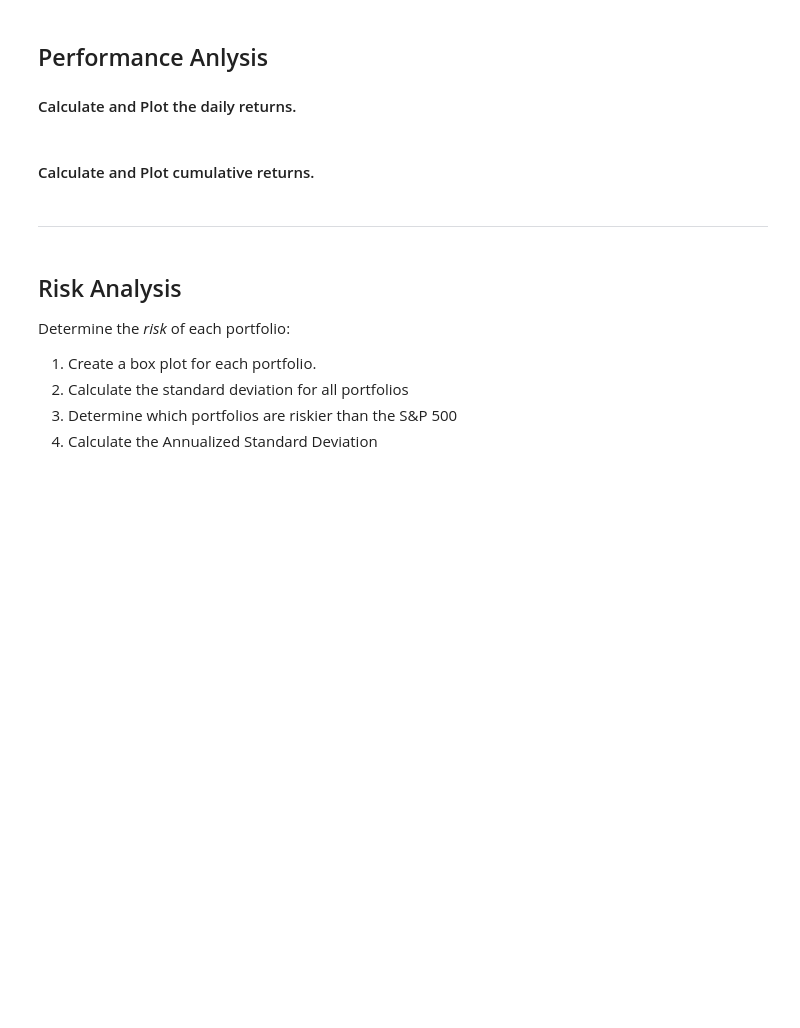
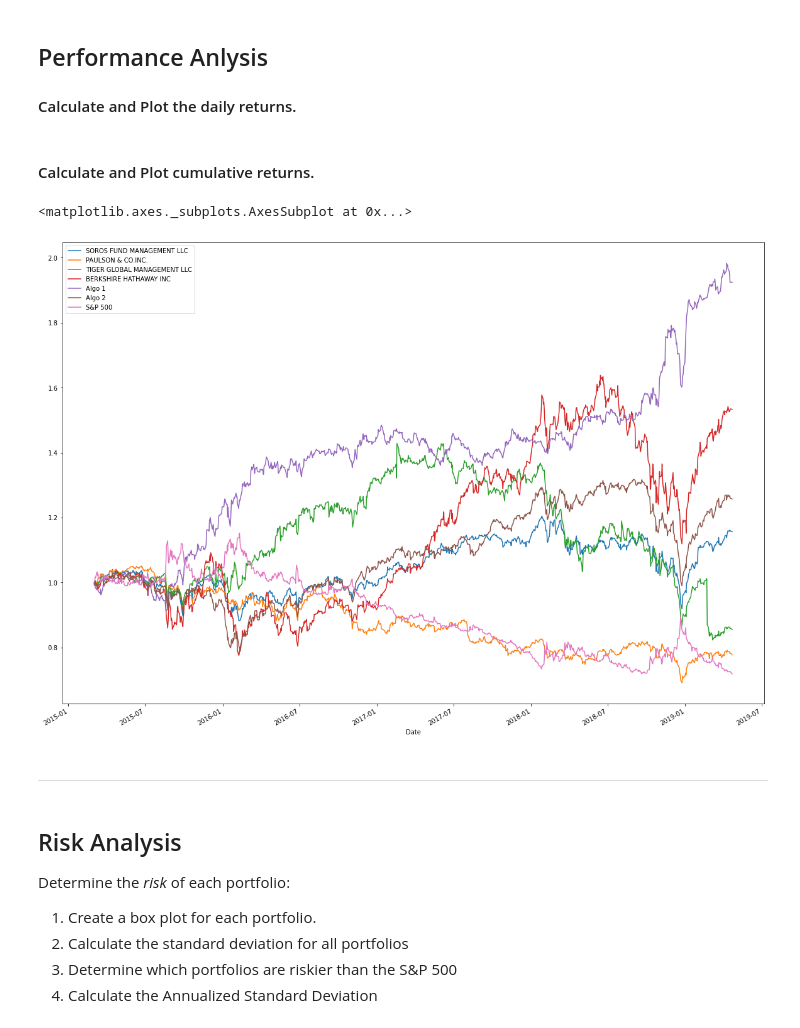
Before and after one commit to moniqueticzon/Portfolio-Analysis-Tools, a Jupyter notebook: whale_analysis.ipynb, the cells around one changed output. Cells and saved outputs as stored; diff of their text form; code cells hidden in the pictures; blank space fills up the shorter version.

```diff
--- a/whale_analysis.ipynb
+++ b/whale_analysis.ipynb
@@ -285,8 +286,14 @@ In this section, you will calculate and visualize performance and risk metrics f
 #### Calculate and Plot cumulative returns.
 # %%
 # Calculate cumulative returns of all portfolios
-
-# Plot cumulative returns
+cumulative_returns = (1 + combined_df).cumprod()
+# Plot cumulative returns and assuming an initial investment of $10,000
+initial_investment = 10000
+cumulative_profit = initial_investment * cumulative_returns
+cumulative_returns.plot(figsize=(20,15))
+# %% [output]
+<matplotlib.axes._subplots.AxesSubplot at 0x...>
+[figure, added]
 # %% [markdown]
 ---
 # %% [markdown]
```
Also changed, not shown: parts of 1 cell of this notebook.
